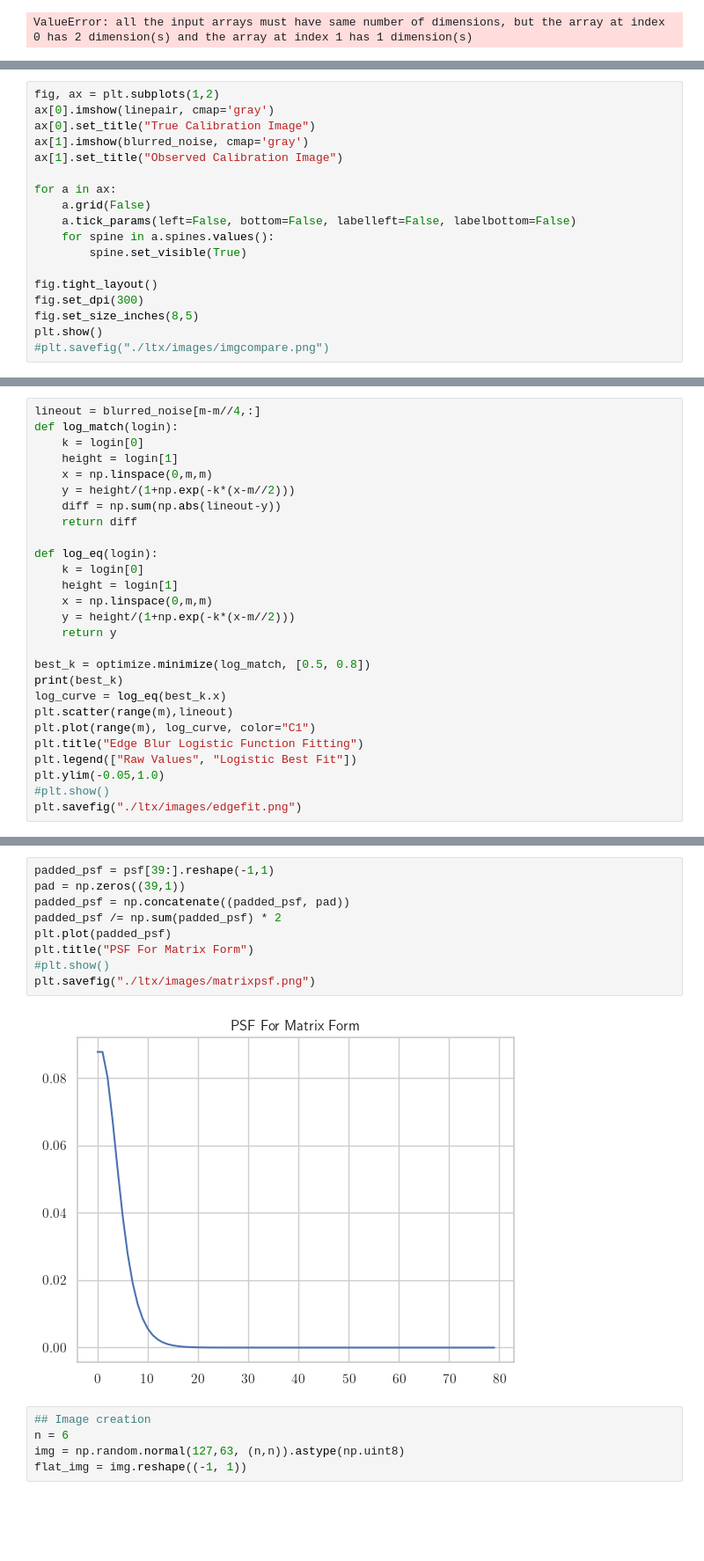
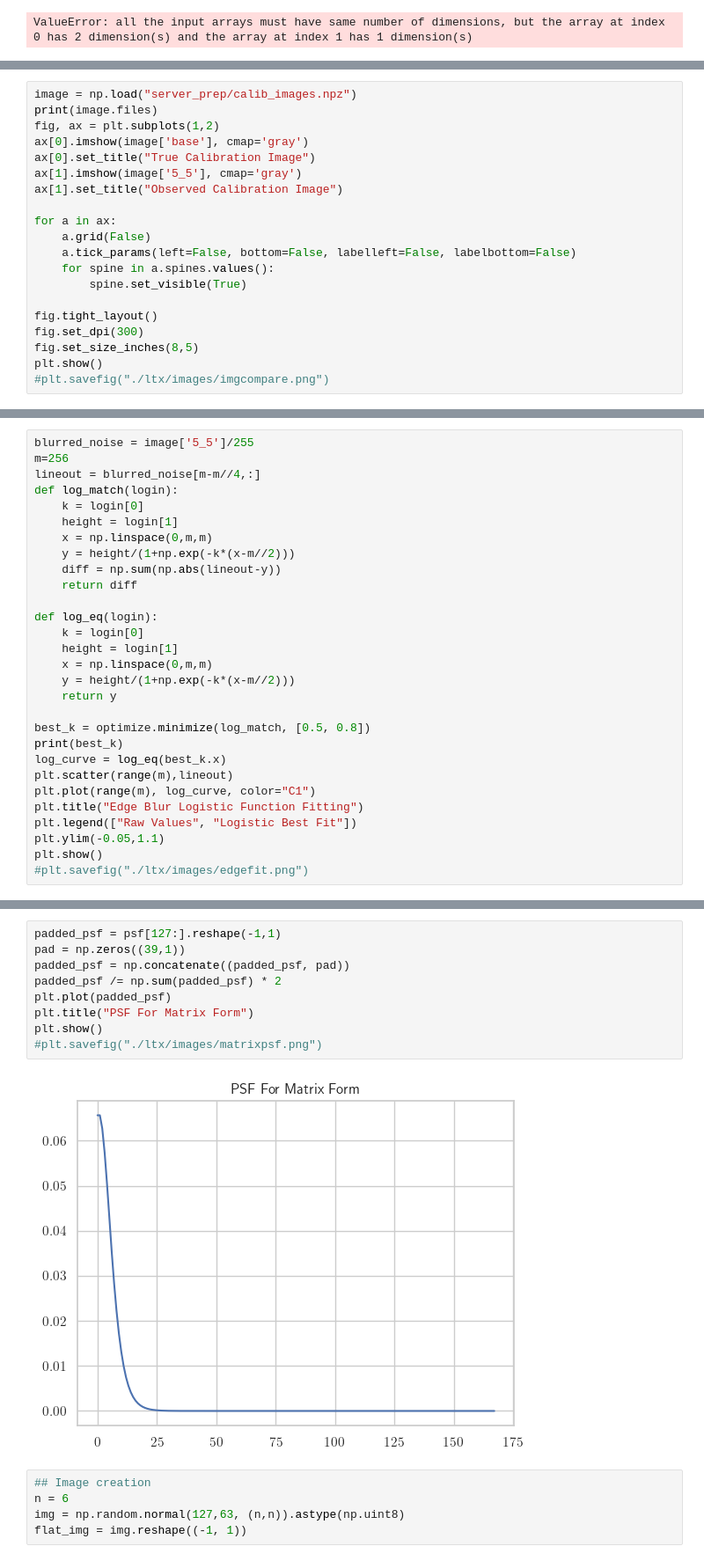
Before and after one commit to tpasfieldERAU/DeblurringViaRegularization, a Jupyter notebook: test.ipynb, the cells around one changed output, grey strips where cells are left out. Shown at 88% size. Saved outputs shown, nothing was run; the diff lists cells and outputs as text; blank space fills up the shorter version.

```diff
--- a/test.ipynb
+++ b/test.ipynb
@@ -75,10 +75,12 @@ plt.tight_layout()
 # %% [output]
 [figure]
 # %%
+image = np.load("server_prep/calib_images.npz")
+print(image.files)
 fig, ax = plt.subplots(1,2)
-ax[0].imshow(linepair, cmap='gray')
+ax[0].imshow(image['base'], cmap='gray')
 ax[0].set_title("True Calibration Image")
-ax[1].imshow(blurred_noise, cmap='gray')
+ax[1].imshow(image['5_5'], cmap='gray')
 ax[1].set_title("Observed Calibration Image")
 
 for a in ax:
@@ -97,4 +100,6 @@ plt.show()
 # %%
+blurred_noise = image['5_5']/255
+m=256
 lineout = blurred_noise[m-m//4,:]
 def log_match(login):
     k = login[0]
@@ -118,9 +123,9 @@ plt.scatter(range(m),lineout)
 plt.plot(range(m), log_curve, color="C1")
 plt.title("Edge Blur Logistic Function Fitting")
 plt.legend(["Raw Values", "Logistic Best Fit"])
-plt.ylim(-0.05,1.0)
-#plt.show()
-plt.savefig("./ltx/images/edgefit.png")
+plt.ylim(-0.05,1.1)
+plt.show()
+#plt.savefig("./ltx/images/edgefit.png")
 # %% [output]
   message: Desired error not necessarily achieved due to precision loss.
   success: False
@@ -148,14 +154,14 @@ plt.savefig("./ltx/images/derivedpsf.png")
 # %%
-padded_psf = psf[39:].reshape(-1,1)
+padded_psf = psf[127:].reshape(-1,1)
 pad = np.zeros((39,1))
 padded_psf = np.concatenate((padded_psf, pad))
 padded_psf /= np.sum(padded_psf) * 2
 plt.plot(padded_psf)
 plt.title("PSF For Matrix Form")
-#plt.show()
-plt.savefig("./ltx/images/matrixpsf.png")
+plt.show()
+#plt.savefig("./ltx/images/matrixpsf.png")
 # %% [output]
-[figure, old version]
+[figure, new version]
 # %%
 ## Image creation
 n = 6
```
Also changed, not shown: parts of 3 cells of this notebook, 45 other files.
